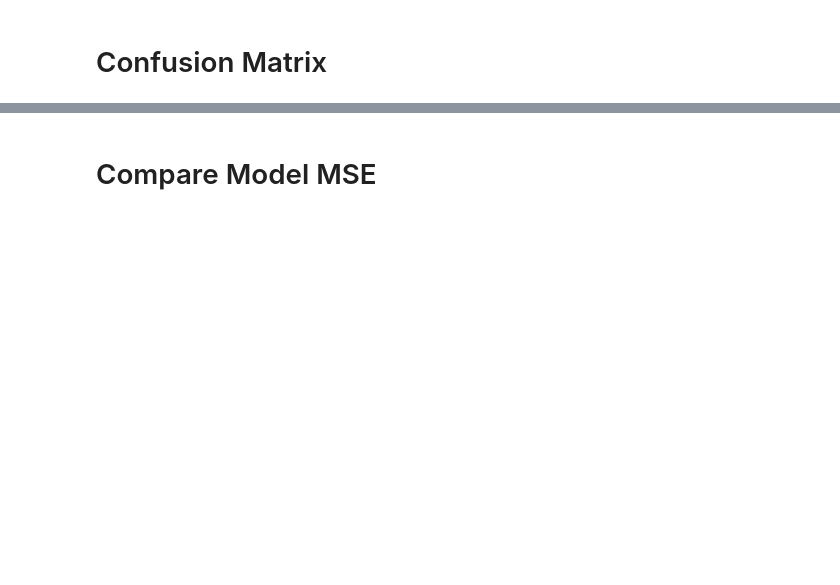
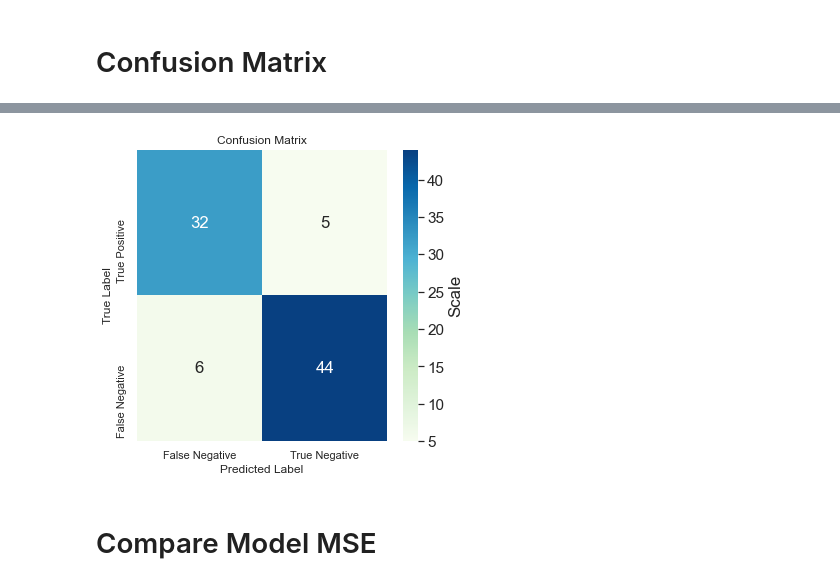
Before and after one commit to cat-castle-99/ECS171Proj, a Jupyter notebook: Project_Backend_Saturday_Meeting.ipynb, the cells around one changed output, grey strips where cells are left out. Saved outputs shown, nothing was run; the diff lists cells and outputs as text; code cells hidden in the pictures; blank space fills up the shorter version.

```diff
--- a/Project_Backend_Saturday_Meeting.ipynb
+++ b/Project_Backend_Saturday_Meeting.ipynb
@@ -459,14 +585,16 @@ plt.show()
 # %%
 # for forest
 sns.set(color_codes=True)
 plt.figure(1, figsize=(5, 5))
 plt.title("Confusion Matrix")
 sns.set(font_scale=1.4)
 ax = sns.heatmap(cm_forest, annot=True, cmap="GnBu", cbar_kws={'label': 'Scale'})
-ax.set_xticklabels(['At risk','Not at risk'])
-ax.set_yticklabels(['At risk','Not at risk'])
+ax.set_xticklabels(['False Negative','True Negative'])
+ax.set_yticklabels(['True Positive','False Negative'])
 ax.set(ylabel="True Label", xlabel="Predicted Label")
 plt.show()
+# %% [output]
+[figure, added]
 # %% [markdown]
 # Compare Model MSE
 # %%
```
Also changed, not shown: parts of 18 cells of this notebook.
